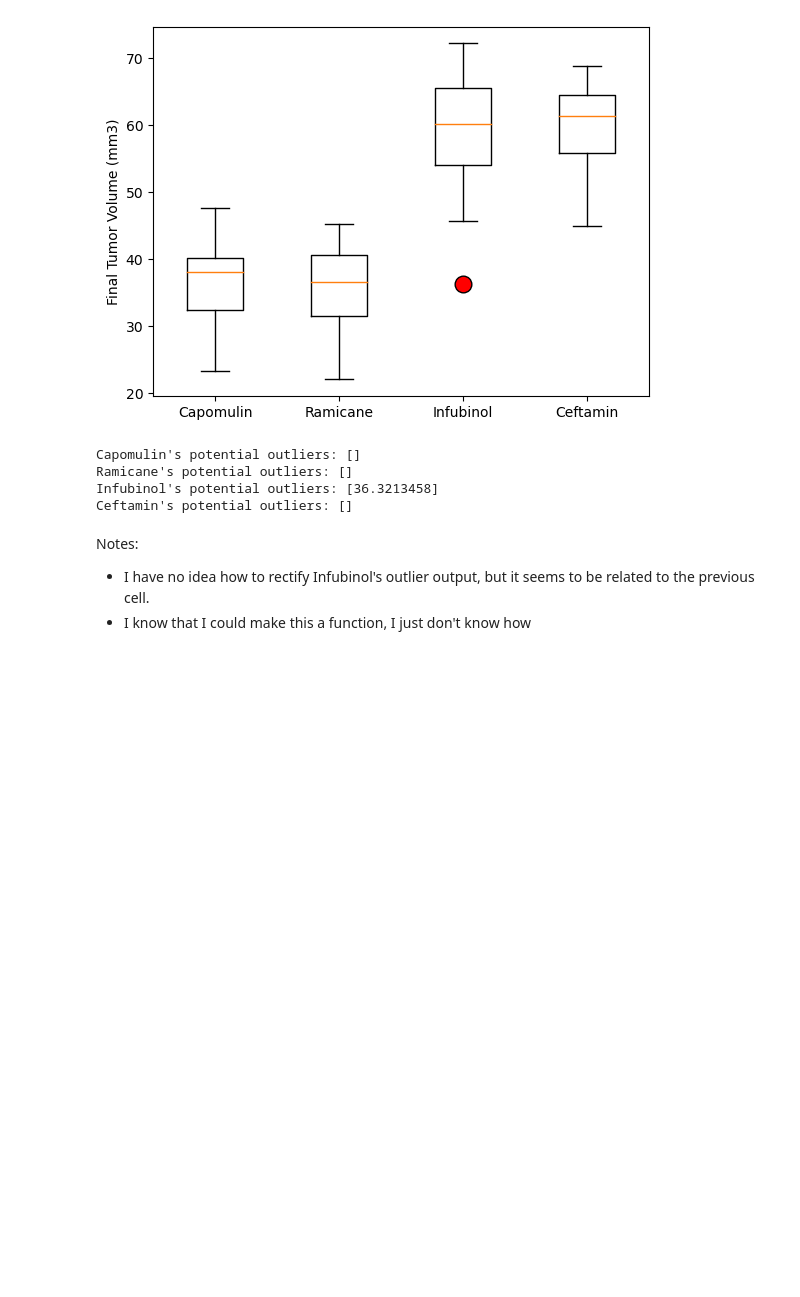
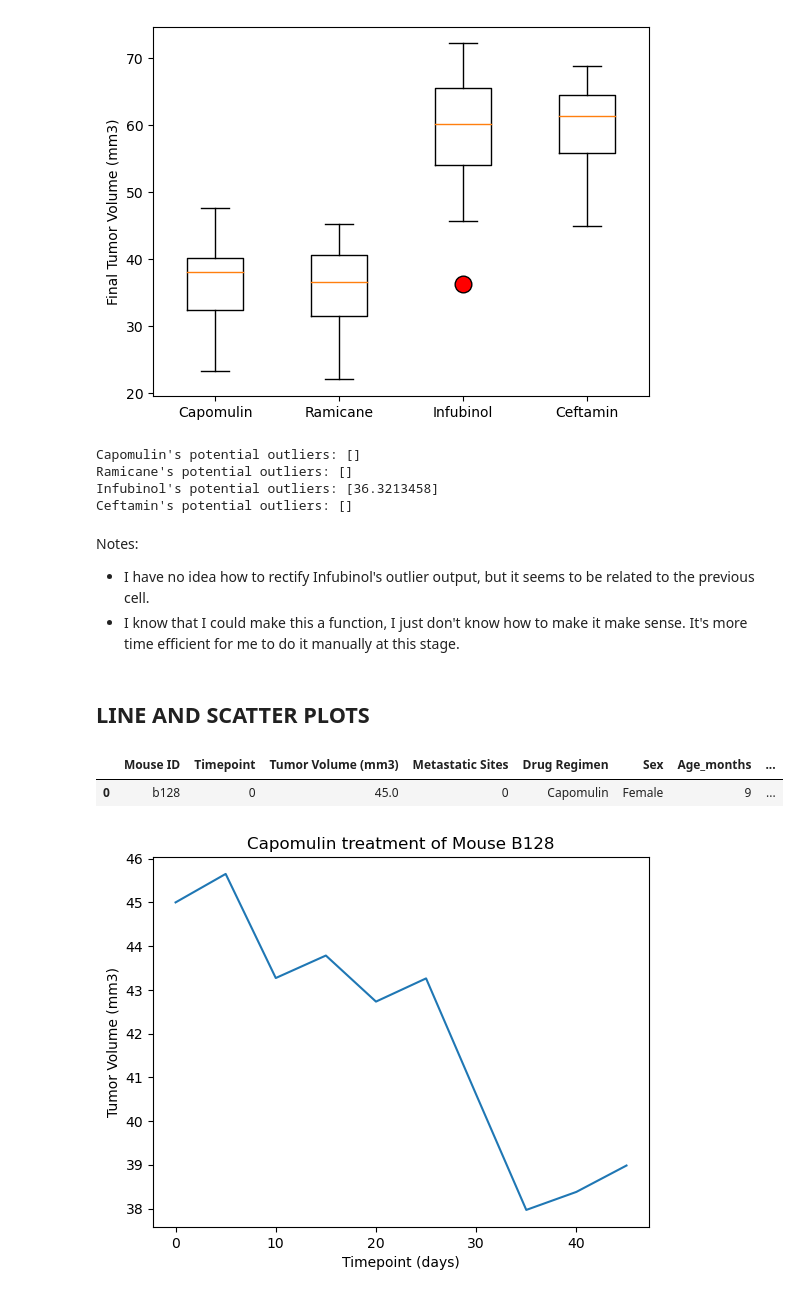
Before and after one commit to falconpunch082/Data-Analysis-Portfolio, a Jupyter notebook: matplotlib-challenge - Week 5 Homework/Pymaceuticals/pymaceuticals.ipynb, the cells around one changed output. Cells and saved outputs as stored; diff of their text form; code cells hidden in the pictures; blank space fills up the shorter version.

Commit message:
Completed line and scatter plots

```diff
--- a/matplotlib-challenge - Week 5 Homework/Pymaceuticals/pymaceuticals.ipynb
+++ b/matplotlib-challenge - Week 5 Homework/Pymaceuticals/pymaceuticals.ipynb
@@ -355,4 +355,29 @@ Ceftamin's potential outliers: []
 # %% [markdown]
 Notes:
 - I have no idea how to rectify Infubinol's outlier output, but it seems to be related to the previous cell.
-- I know that I could make this a function, I just don't know how
+- I know that I could make this a function, I just don't know how to make it make sense. It's more time efficient for me to do it manually at this stage.
+# %% [markdown]
+## LINE AND SCATTER PLOTS
+# %%
+capomulin_mice = clean[clean["Drug Regimen"] == "Capomulin"]
+capomulin_mice.head(1)
+# %% [output]
+|  | Mouse ID | Timepoint | Tumor Volume (mm3) | Metastatic Sites | Drug Regimen | Sex | Age_months | ... |
+| 0 | b128 | 0 | 45.0 | 0 | Capomulin | Female | 9 | ... |
+# %%
+# creating DataFrame specific to the progress of mouse B128
+b128_log = clean[clean["Mouse ID"] == "b128"]
+b128_log.set_index("Timepoint", drop=True, inplace=True)
+
+# creating DataFrame containing only timepoint and tumor volume
+clean_b128_log = b128_log["Tumor Volume (mm3)"].to_frame()
+
+# creating line plot
+clean_b128_log.plot(kind="line")
+plt.xlabel("Timepoint (days)")
+plt.ylabel("Tumor Volume (mm3)")
+plt.title("Capomulin treatment of Mouse B128")
+plt.legend().remove()
+plt.show()
+# %% [output]
+[figure, added]
```
Also changed, not shown: parts of 1 cell of this notebook.
